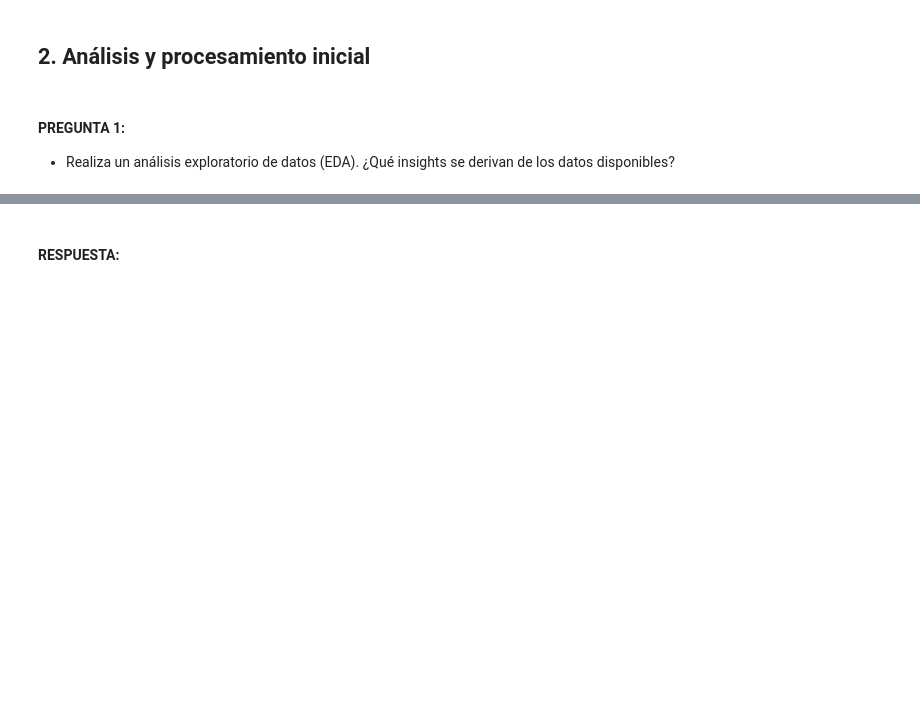
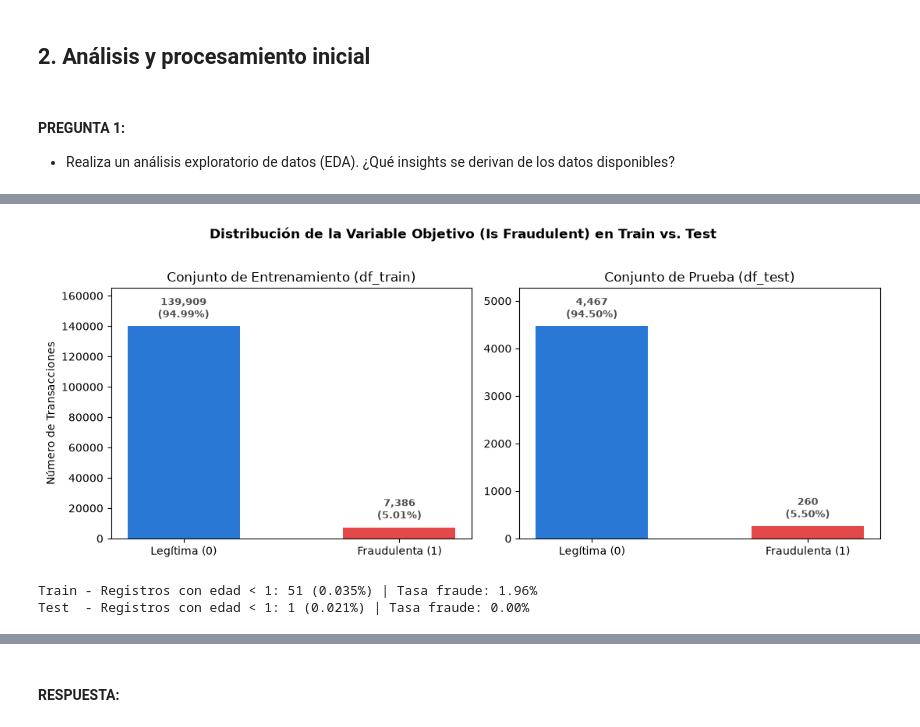
Before and after one commit to mdgonzalez21/Actividad_3_Deteccion_anomalias, a Jupyter notebook: script/Deteccion_Anomalias_Enunciado.ipynb, the cells around one changed output, grey strips where cells are left out. Saved outputs shown, nothing was run; the diff lists cells and outputs as text; code cells hidden in the pictures; blank space fills up the shorter version.

Commit message:
Se realiza EDA a los dataset de entrenameinto y pruebas

```diff
--- a/script/Deteccion_Anomalias_Enunciado.ipynb
+++ b/script/Deteccion_Anomalias_Enunciado.ipynb
@@ -116,7 +342,7 @@ Librerías importadas correctamente
 # %%
 # Cargar los datasets
-df_train = pd.read_csv('Fraudulent_E-Commerce_Transaction_Data.csv', on_bad_lines='skip').sample(frac=0.1).reset_index(drop=True)
-df_test = pd.read_csv('Fraudulent_E-Commerce_Transaction_Data_2.csv', on_bad_lines='skip').sample(frac=0.2).reset_index(drop=True)
+df_train = pd.read_csv('../data/Fraudulent_E-Commerce_Transaction_Data.csv', on_bad_lines='skip').sample(frac=0.1).reset_index(drop=True)
+df_test = pd.read_csv('../data/Fraudulent_E-Commerce_Transaction_Data_2.csv', on_bad_lines='skip').sample(frac=0.2).reset_index(drop=True)
 
 print(f'\nDimensiones del dataset de entrenamiento: {df_train.shape}')
 print(f'Dimensiones del dataset de prueba: {df_test.shape}')
@@ -153,0 +566,49 @@ Primeras 5 filas del dataset de test:
+# %%
+# Graficar balanceo de clases legitimo y fraude
+fig, axes = plt.subplots(1, 2, figsize=(11, 4.3), sharey=False)
+
+datasets = [('Conjunto de Entrenamiento (df_train)', df_train), ('Conjunto de Prueba (df_test)', df_test)]
+etiquetas_clase = ['Legítima (0)', 'Fraudulenta (1)']
+colores_clase = [PALETTE[0], PALETTE[7]]
+
+for ax, (nombre_ds, df_actual) in zip(axes, datasets):
+    conteos = df_actual['Is Fraudulent'].value_counts().reindex([0, 1], fill_value=0)
+    total = len(df_actual)
+    porcentajes = (conteos / total) * 100
+
+    barras = ax.bar(etiquetas_clase, conteos.values, color=colores_clase, width=0.52, edgecolor='none')
+
+    # Anotar conteo absoluto
+    for barra, cnt, pct in zip(barras, conteos.values, porcentajes.values):
+        ax.annotate(
+            f'{cnt:,}\n({pct:.2f}%)',
+            xy=(barra.get_x() + barra.get_width() / 2, barra.get_height()),
+            xytext=(0, 5),
+            textcoords='offset points',
+            ha='center', va='bottom',
+            fontsize=9.5, fontweight='bold', color='#52514e'
+        )
+
+    ax.set_title(nombre_ds)
+    ax.set_ylabel('Número de Transacciones' if ax == axes[0] else '')
+    ax.set_ylim(0, conteos.max() * 1.18)
+
+plt.suptitle('Distribución de la Variable Objetivo (Is Fraudulent) en Train vs. Test', fontweight='bold', fontsize=12, y=1.02)
+plt.tight_layout()
+plt.show()
+# %% [output]
+[figure, added]
+# %%
+# Verificar cuántos registros se eliminan y si guardan relación con el fraude al eliminar edad < 1
+invalidos_train = df_train[df_train['Customer Age'] < 1]
+invalidos_test = df_test[df_test['Customer Age'] < 1]
+
+print(f"Train - Registros con edad < 1: {len(invalidos_train)} ({len(invalidos_train)/len(df_train)*100:.3f}%) | Tasa fraude: {invalidos_train['Is Fraudulent'].mean()*100:.2f}%")
+print(f"Test  - Registros con edad < 1: {len(invalidos_test)} ({len(invalidos_test)/len(df_test)*100:.3f}%) | Tasa fraude: {invalidos_test['Is Fraudulent'].mean()*100:.2f}%")
+
+# Aplicar limpieza conservando el resto de variables intactas
+df_train_clean = df_train[df_train['Customer Age'] >= 1].copy()
+df_test_clean = df_test[df_test['Customer Age'] >= 1].copy()
+# %% [output]
+Train - Registros con edad < 1: 51 (0.035%) | Tasa fraude: 1.96%
+Test  - Registros con edad < 1: 1 (0.021%) | Tasa fraude: 0.00%
```
Also changed, not shown: parts of 13 cells of this notebook, 1 other file.
